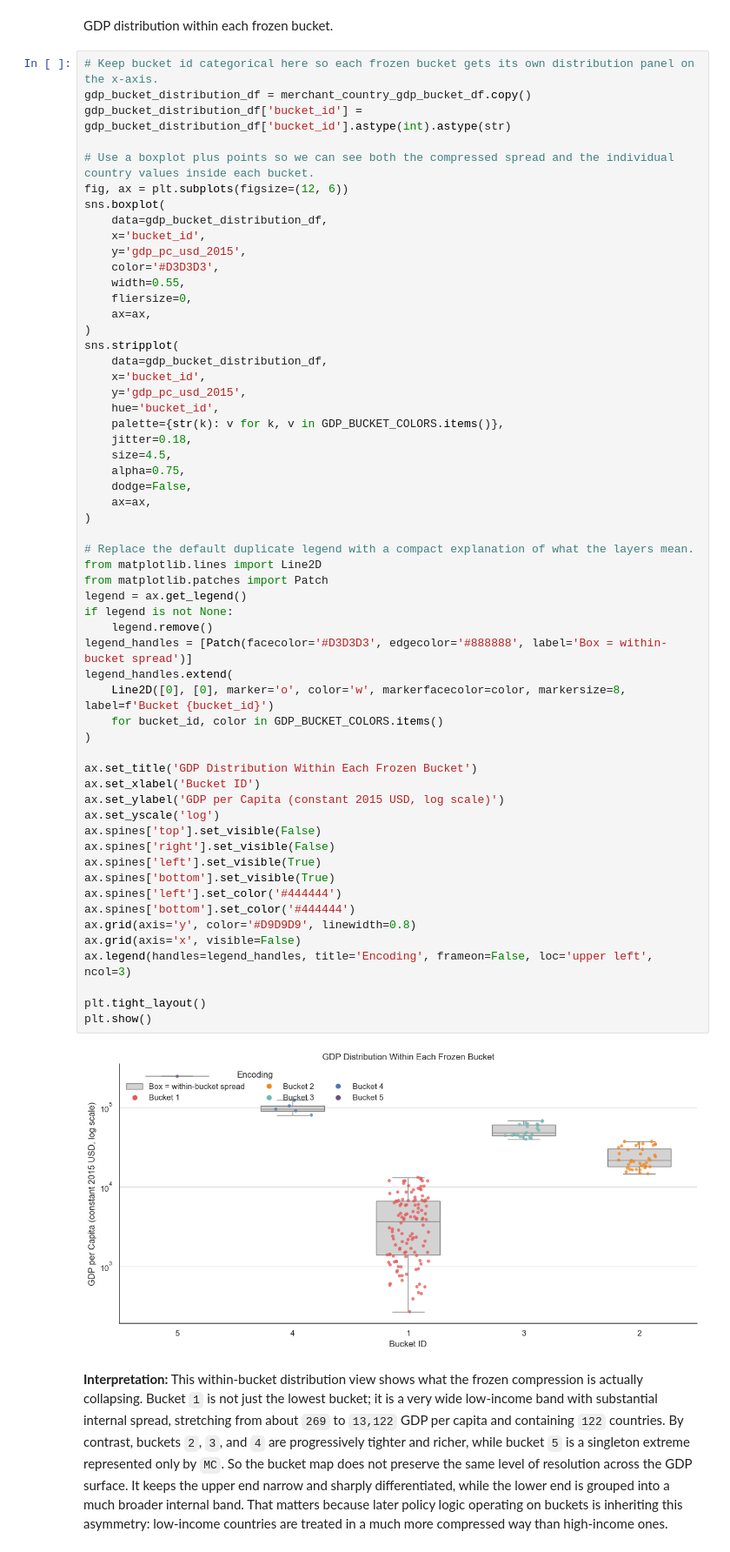
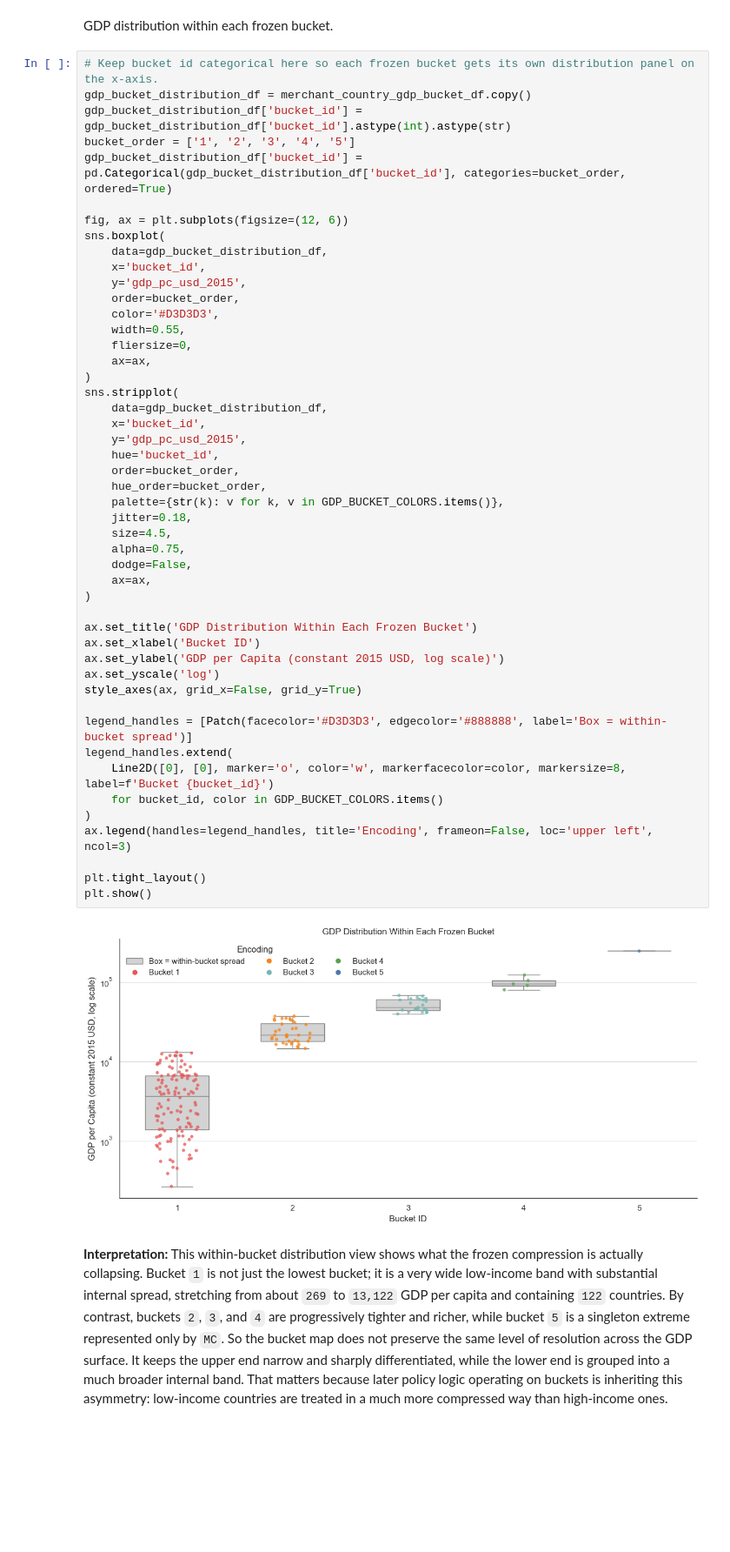
Before and after one commit to EsosaOrumwese/fraud-detection-system, a Jupyter notebook: analysis/dev_full_offline_investigation/00_investigation/notebooks/00_understanding_governed_data_world_p1.ipynb, the cells around one changed output. Shown at 87% size. Saved outputs shown, nothing was run; the diff lists cells and outputs as text; blank space fills up the shorter version.

```diff
--- a/analysis/dev_full_offline_investigation/00_investigation/notebooks/00_understanding_governed_data_world_p1.ipynb
+++ b/analysis/dev_full_offline_investigation/00_investigation/notebooks/00_understanding_governed_data_world_p1.ipynb
@@ -1263,61 +1278,52 @@ GDP distribution within each frozen bucket.
 # Keep bucket id categorical here so each frozen bucket gets its own distribution panel on the x-axis.
 gdp_bucket_distribution_df = merchant_country_gdp_bucket_df.copy()
 gdp_bucket_distribution_df['bucket_id'] = gdp_bucket_distribution_df['bucket_id'].astype(int).astype(str)
+bucket_order = ['1', '2', '3', '4', '5']
+gdp_bucket_distribution_df['bucket_id'] = pd.Categorical(gdp_bucket_distribution_df['bucket_id'], categories=bucket_order, ordered=True)
 
-# Use a boxplot plus points so we can see both the compressed spread and the individual country values inside each bucket.
 fig, ax = plt.subplots(figsize=(12, 6))
 sns.boxplot(
     data=gdp_bucket_distribution_df,
     x='bucket_id',
     y='gdp_pc_usd_2015',
+    order=bucket_order,
     color='#D3D3D3',
     width=0.55,
     fliersize=0,
     ax=ax,
 )
 sns.stripplot(
     data=gdp_bucket_distribution_df,
     x='bucket_id',
     y='gdp_pc_usd_2015',
     hue='bucket_id',
+    order=bucket_order,
+    hue_order=bucket_order,
     palette={str(k): v for k, v in GDP_BUCKET_COLORS.items()},
     jitter=0.18,
     size=4.5,
     alpha=0.75,
     dodge=False,
     ax=ax,
 )
 
-# Replace the default duplicate legend with a compact explanation of what the layers mean.
-from matplotlib.lines import Line2D
-from matplotlib.patches import Patch
-legend = ax.get_legend()
-if legend is not None:
-    legend.remove()
+ax.set_title('GDP Distribution Within Each Frozen Bucket')
+ax.set_xlabel('Bucket ID')
+ax.set_ylabel('GDP per Capita (constant 2015 USD, log scale)')
+ax.set_yscale('log')
+style_axes(ax, grid_x=False, grid_y=True)
+
 legend_handles = [Patch(facecolor='#D3D3D3', edgecolor='#888888', label='Box = within-bucket spread')]
 legend_handles.extend(
     Line2D([0], [0], marker='o', color='w', markerfacecolor=color, markersize=8, label=f'Bucket {bucket_id}')
     for bucket_id, color in GDP_BUCKET_COLORS.items()
 )
-
-ax.set_title('GDP Distribution Within Each Frozen Bucket')
-ax.set_xlabel('Bucket ID')
-ax.set_ylabel('GDP per Capita (constant 2015 USD, log scale)')
-ax.set_yscale('log')
-ax.spines['top'].set_visible(False)
-ax.spines['right'].set_visible(False)
-ax.spines['left'].set_visible(True)
-ax.spines['bottom'].set_visible(True)
-ax.spines['left'].set_color('#444444')
-ax.spines['bottom'].set_color('#444444')
-ax.grid(axis='y', color='#D9D9D9', linewidth=0.8)
-ax.grid(axis='x', visible=False)
 ax.legend(handles=legend_handles, title='Encoding', frameon=False, loc='upper left', ncol=3)
 
 plt.tight_layout()
 plt.show()
 # %% [output]
-[figure, old version]
+[figure, new version]
 # %% [markdown]
 **Interpretation:** This within-bucket distribution view shows what the frozen compression is actually collapsing. Bucket `1` is not just the lowest bucket; it is a very wide low-income band with substantial internal spread, stretching from about `269` to `13,122` GDP per capita and containing `122` countries. By contrast, buckets `2`, `3`, and `4` are progressively tighter and richer, while bucket `5` is a singleton extreme represented only by `MC`. So the bucket map does not preserve the same level of resolution across the GDP surface. It keeps the upper end narrow and sharply differentiated, while the lower end is grouped into a much broader internal band. That matters because later policy logic operating on buckets is inheriting this asymmetry: low-income countries are treated in a much more compressed way than high-income ones.
 # %% [markdown]
```
Also changed, not shown: parts of 5 cells of this notebook, 13 other files.
